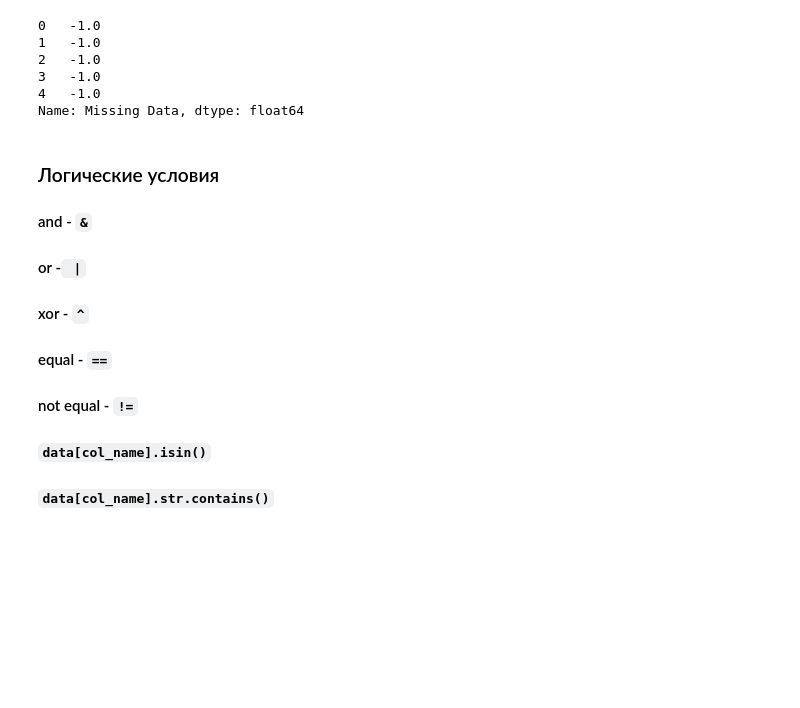
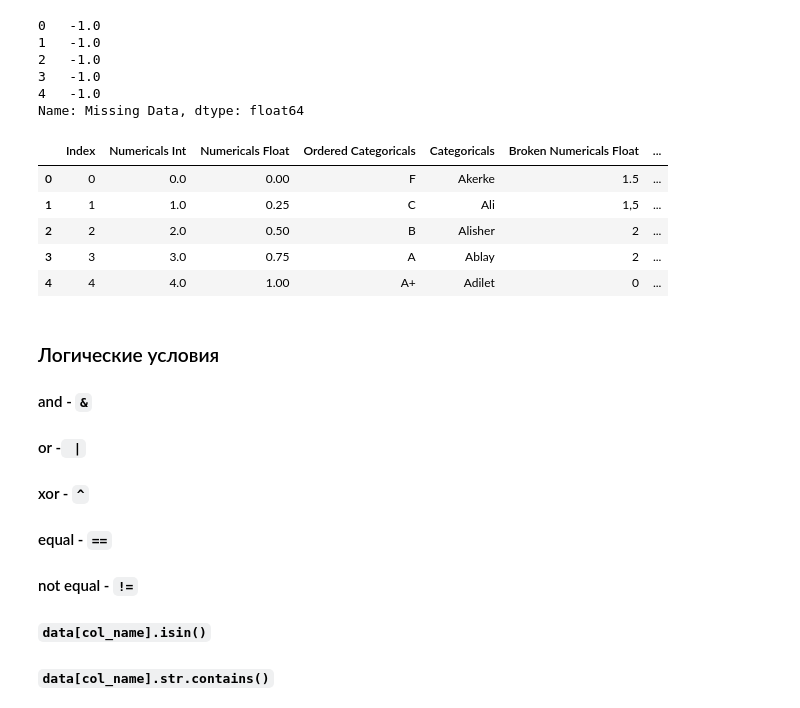
Before and after one commit to VeaLi/nla-python-basics-2023, a Jupyter notebook: 2/0-pandas/0-pandas.ipynb, the cells around one changed output. Saved outputs shown, nothing was run; the diff lists cells and outputs as text; code cells hidden in the pictures; blank space fills up the shorter version.

```diff
--- a/2/0-pandas/0-pandas.ipynb
+++ b/2/0-pandas/0-pandas.ipynb
@@ -595,6 +687,15 @@ data['Missing Data'].fillna(-1)# method ='ffill', value = {'col_name_1' : 0, 'co
 Name: Missing Data, dtype: float64
 # %%
 data.drop('Missing Data', axis=1, inplace=True)
+# %%
+data
+# %% [output]
+|  | Index | Numericals Int | Numericals Float | Ordered Categoricals | Categoricals | Broken Numericals Float | ... |
+| 0 | 0 | 0.0 | 0.00 | F | Akerke | 1.5 | ... |
+| 1 | 1 | 1.0 | 0.25 | C | Ali | 1,5 | ... |
+| 2 | 2 | 2.0 | 0.50 | B | Alisher | 2 | ... |
+| 3 | 3 | 3.0 | 0.75 | A | Ablay | 2 | ... |
+| 4 | 4 | 4.0 | 1.00 | A+ | Adilet | 0 | ... |
 # %% [markdown]
 ### Логические условия
 
```
Also changed, not shown: parts of 36 cells of this notebook, 2 other files.
